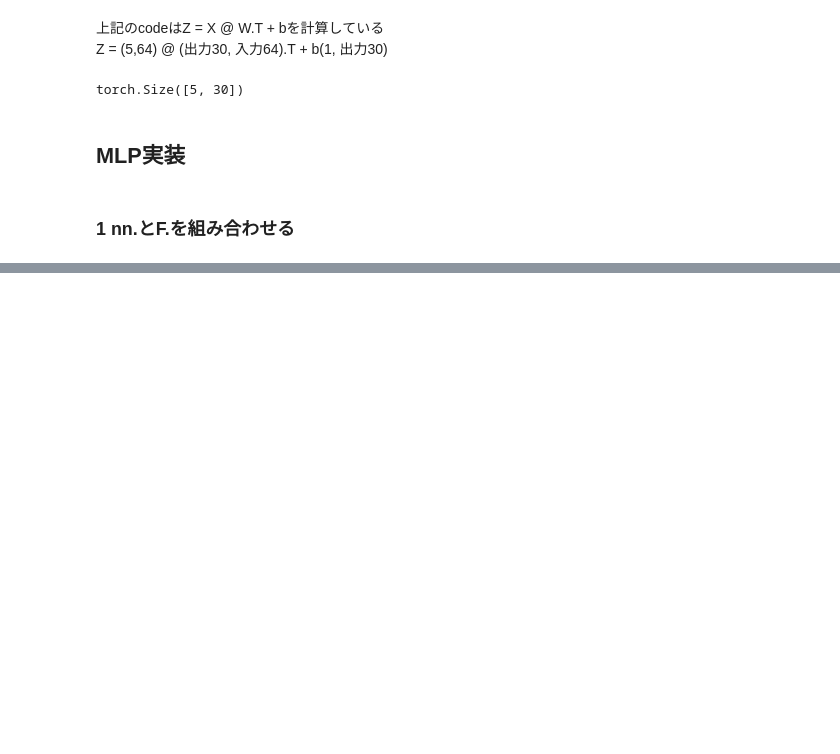
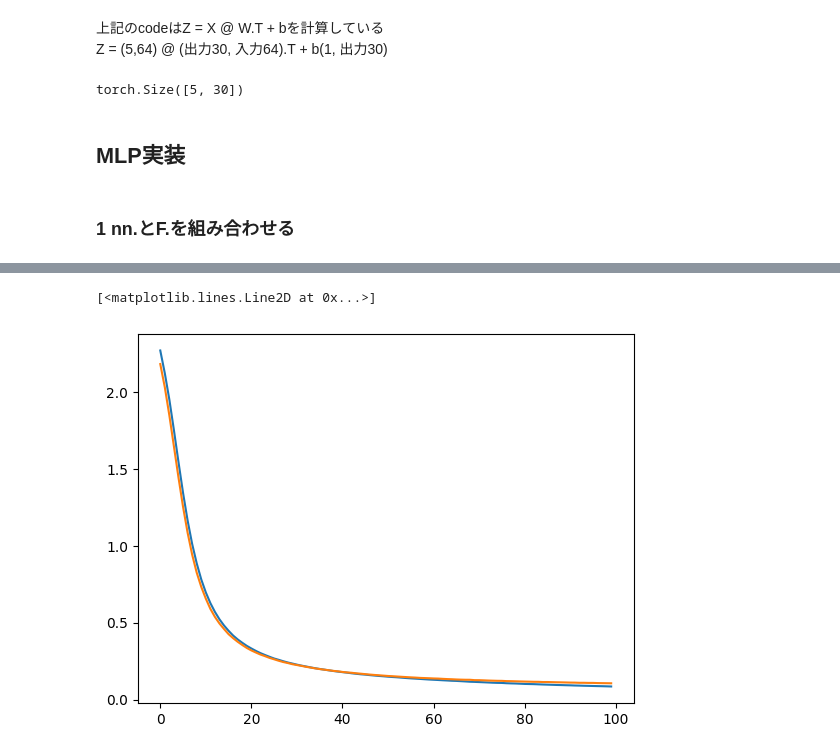
Before and after one commit to yunozon/deeplearing-study-kame, a Jupyter notebook: work/section9.ipynb, the cells around one changed output, grey strips where cells are left out. Cells and saved outputs as stored; diff of their text form; code cells hidden in the pictures; blank space fills up the shorter version.

```diff
--- a/work/section9.ipynb
+++ b/work/section9.ipynb
@@ -61,0 +82,5 @@ class MLP(nn.Module):
+# %%
+model = MLP(64, 30, 10)
+x = torch.randn(5, 64)
+Z = model(x)
+print(Z.shape)
@@ -61,0 +91,25 @@ class MLP(nn.Module):
+# %%
+# 2. nn.classのみで作成する
+class MLP(nn.Module):
+
+    def __init__(self, num_in, num_hidden, num_out):
+
+        super().__init__()
+        self.l1 = nn.Linear(num_in, num_hidden)
+        self.l2 = nn.Linear(num_hidden, num_out)
+        self.relu = nn.ReLU()  # <- 一番と異なる点
+
+    def forward(self, x):
+        z1 = self.l1(x)
+        a1 = self.relu(z1)
+        z2 = self.l2(a1)
+        """
+        1行でまとめて書くと
+        x = self.l2(self.relu(self.l1(x)))
+        """
+        return z2
+# %%
+model = MLP(64,30,10)
+x = torch.randn(5, 64)
+z = model(x)
+print(z.shape)
@@ -61,0 +120,11 @@ class MLP(nn.Module):
+# %%
+# 3. nn.Sequentialを使ったとき
+num_in = 64
+num_hidden = 30
+num_out = 10
+
+model = nn.Sequential(
+    nn.Linear(num_in, num_hidden),
+    nn.ReLU(),
+    nn.Linear(num_hidden, num_out)
+)
@@ -61,0 +249,7 @@ class MLP(nn.Module):
+# %%
+# 学習曲線
+plt.plot(train_losses)
+plt.plot(val_losses)
+# %% [output]
+[<matplotlib.lines.Line2D at 0x...>]
+[figure, added]
```
Also changed, not shown: parts of 20 cells of this notebook.
